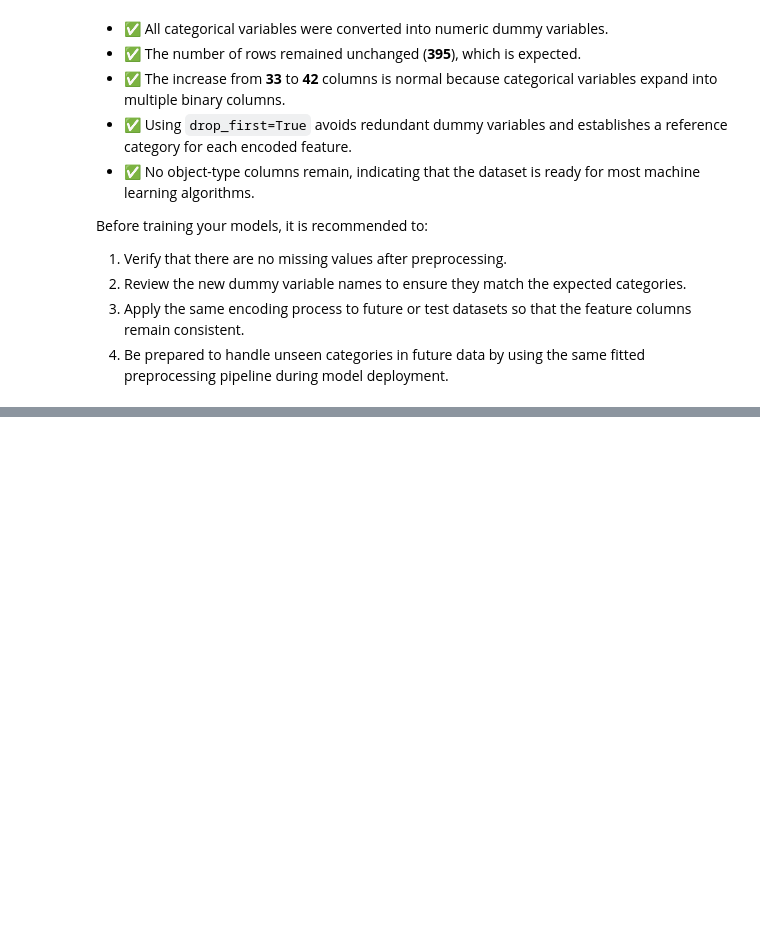
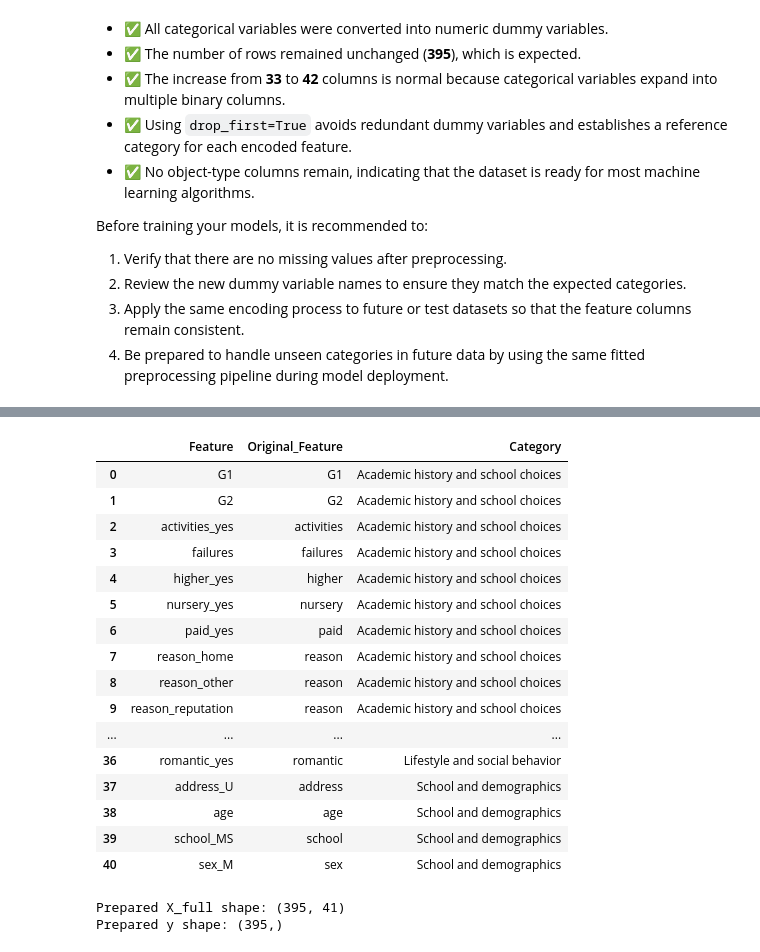
Before and after one commit to NDracorex/student-performance-ml, a Jupyter notebook: notebooks/04_feature_engineering.ipynb, the cells around one changed output, grey strips where cells are left out. Saved outputs shown, nothing was run; the diff lists cells and outputs as text; code cells hidden in the pictures; blank space fills up the shorter version.

Commit message:
Add Session 20 full-information dataset

```diff
--- a/notebooks/04_feature_engineering.ipynb
+++ b/notebooks/04_feature_engineering.ipynb
@@ -908,0 +1024,5 @@ Before training your models, it is recommended to:
+# %%
+X_full = df_encoded.drop(columns=["G3"]).copy()
+y = df_encoded["G3"].copy()
+
+print("Full-information features:", X_full.shape[1])
@@ -908,0 +1402,19 @@ Before training your models, it is recommended to:
+# %%
+feature_category_rows = []
+for category, features in grouped_features.items():
+    for feature in features:
+        feature_category_rows.append({
+            "Feature": feature,
+            "Category": category
+        })
+for feature in ungrouped_features:
+    feature_category_rows.append({
+        "Feature": feature,
+        "Category": "Ungrouped"
+    })
+feature_category_table = pd.DataFrame(
+    feature_category_rows
+).sort_values(
+    by=["Category", "Feature"]
+).reset_index(drop=True)
+display(feature_category_table)
@@ -908,0 +1439,45 @@ Before training your models, it is recommended to:
+# %%
+def find_original_feature(encoded_feature):
+    for category, original_features in feature_category_definitions.items():
+        for original_feature in original_features:
+           if feature_matches_original(
+                encoded_feature,
+                original_feature
+           ):
+                return original_feature
+    return "Unidentified"
+
+feature_category_table["Original_Feature"] = (
+    feature_category_table["Feature"]
+    .apply(find_original_feature)
+)
+feature_category_table = feature_category_table[
+    ["Feature", "Original_Feature", "Category"]
+]
+display(feature_category_table)
+# %% [output]
+|  | Feature | Original_Feature | Category |
+| 0 | G1 | G1 | Academic history and school choices |
+| 1 | G2 | G2 | Academic history and school choices |
+| 2 | activities_yes | activities | Academic history and school choices |
+| 3 | failures | failures | Academic history and school choices |
+| 4 | higher_yes | higher | Academic history and school choices |
+| 5 | nursery_yes | nursery | Academic history and school choices |
+| 6 | paid_yes | paid | Academic history and school choices |
+| 7 | reason_home | reason | Academic history and school choices |
+| 8 | reason_other | reason | Academic history and school choices |
+| 9 | reason_reputation | reason | Academic history and school choices |
+| ... | ... | ... | ... |
+| 36 | romantic_yes | romantic | Lifestyle and social behavior |
+| 37 | address_U | address | School and demographics |
+| 38 | age | age | School and demographics |
+| 39 | school_MS | school | School and demographics |
+| 40 | sex_M | sex | School and demographics |
+# %%
+X_full_save = X_full.reset_index(drop=True).copy()
+y_save = y.reset_index(drop=True).copy()
+print("Prepared X_full shape:", X_full_save.shape)
+print("Prepared y shape:", y_save.shape)
+# %% [output]
+Prepared X_full shape: (395, 41)
+Prepared y shape: (395,)
```
Also changed, not shown: parts of 34 cells of this notebook, 2 other files.
